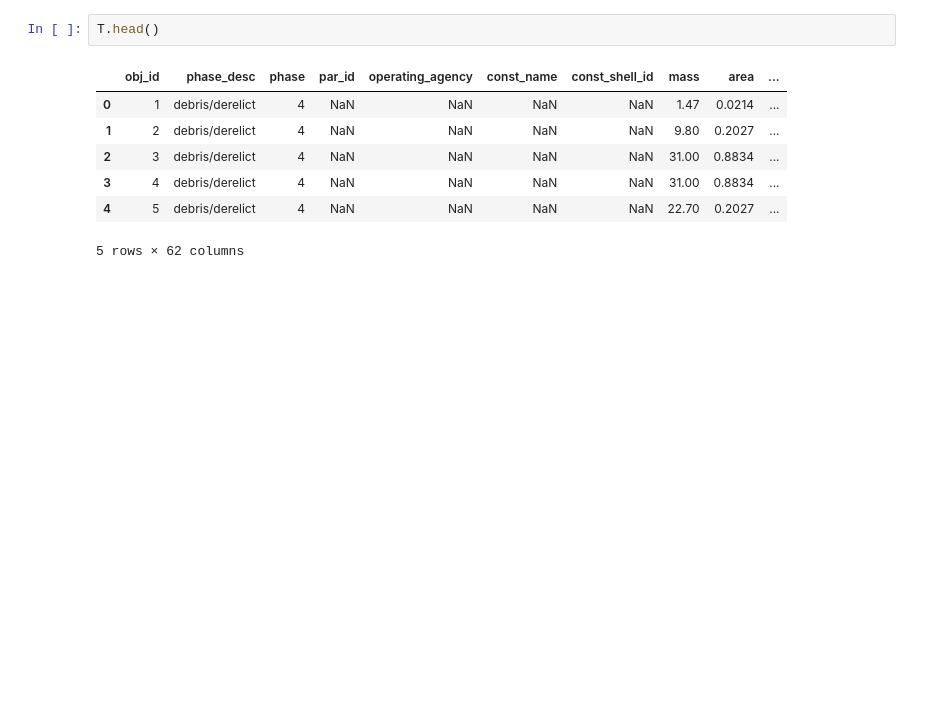
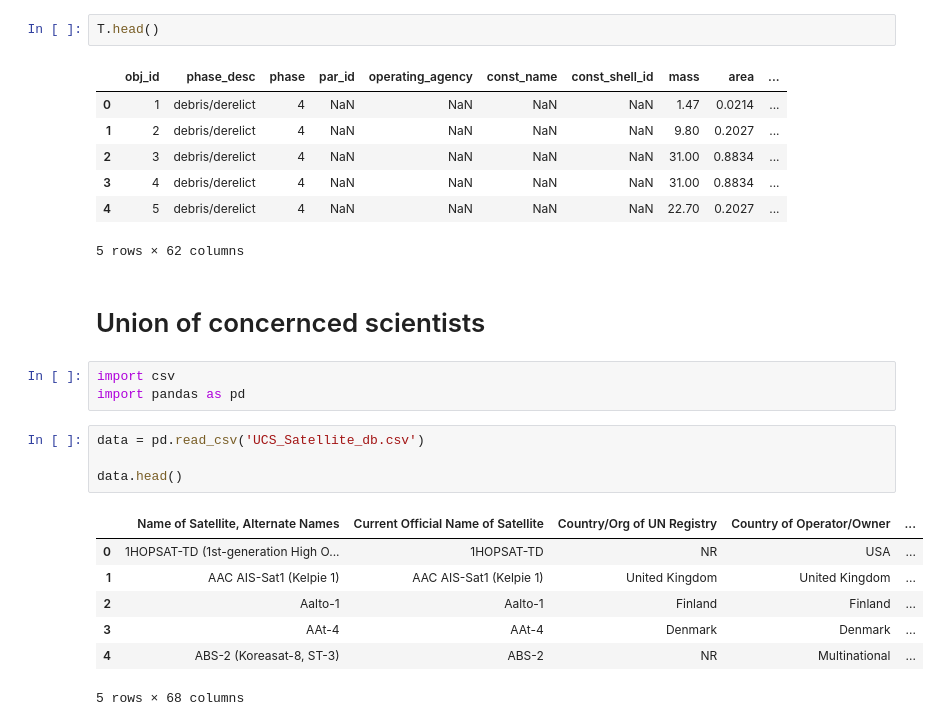
Before and after one commit to blueriver212/OPUS, a Jupyter notebook: Revenue.ipynb, the cells around one changed output. Saved outputs shown, nothing was run; the diff lists cells and outputs as text; blank space fills up the shorter version.

```diff
--- a/Revenue.ipynb
+++ b/Revenue.ipynb
@@ -68,3 +42,20 @@ T.head()
 | 3 | 4 | debris/derelict | 4 | NaN | NaN | NaN | NaN | 31.00 | 0.8834 | ... |
 | 4 | 5 | debris/derelict | 4 | NaN | NaN | NaN | NaN | 22.70 | 0.2027 | ... |
 5 rows × 62 columns
+# %% [markdown]
+# Union of concernced scientists
+# %%
+import csv
+import pandas as pd
+# %%
+data = pd.read_csv('UCS_Satellite_db.csv')
+
+data.head()
+# %% [output]
+|  | Name of Satellite, Alternate Names | Current Official Name of Satellite | Country/Org of UN Registry | Country of Operator/Owner | ... |
+| 0 | 1HOPSAT-TD (1st-generation High O... | 1HOPSAT-TD | NR | USA | ... |
+| 1 | AAC AIS-Sat1 (Kelpie 1) | AAC AIS-Sat1 (Kelpie 1) | United Kingdom | United Kingdom | ... |
+| 2 | Aalto-1 | Aalto-1 | Finland | Finland | ... |
+| 3 | AAt-4 | AAt-4 | Denmark | Denmark | ... |
+| 4 | ABS-2 (Koreasat-8, ST-3) | ABS-2 | NR | Multinational | ... |
+5 rows × 68 columns
```
Also changed, not shown: parts of 8 cells of this notebook, 3 other files.
